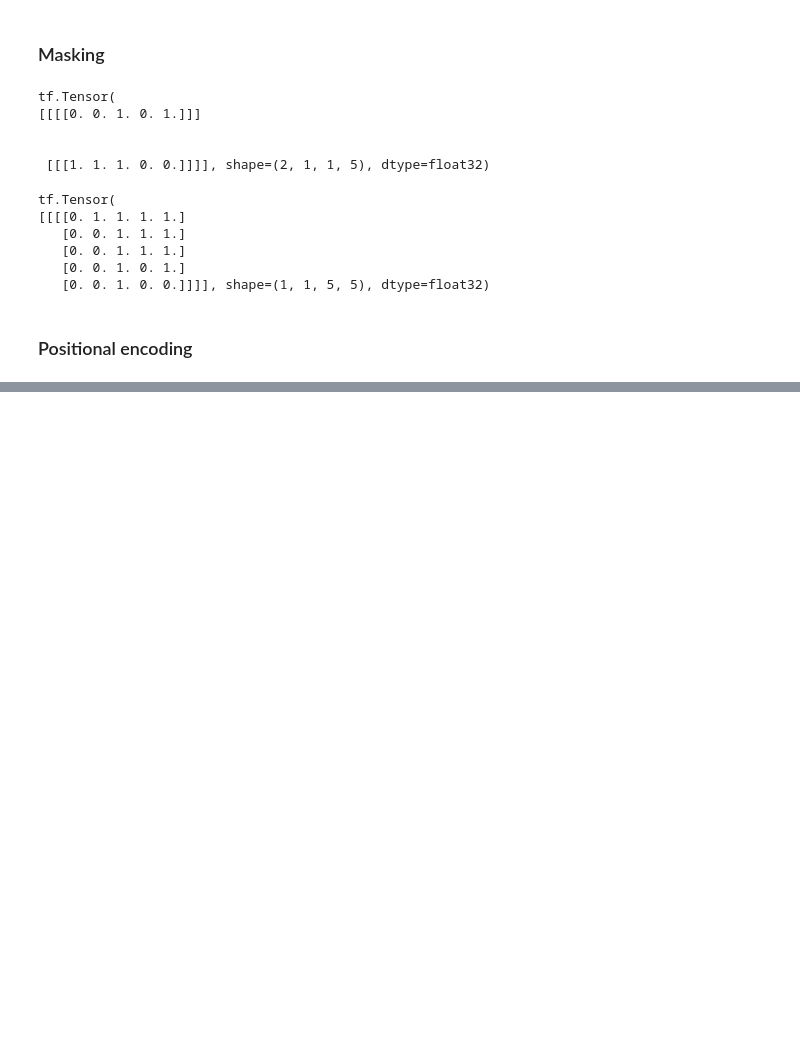
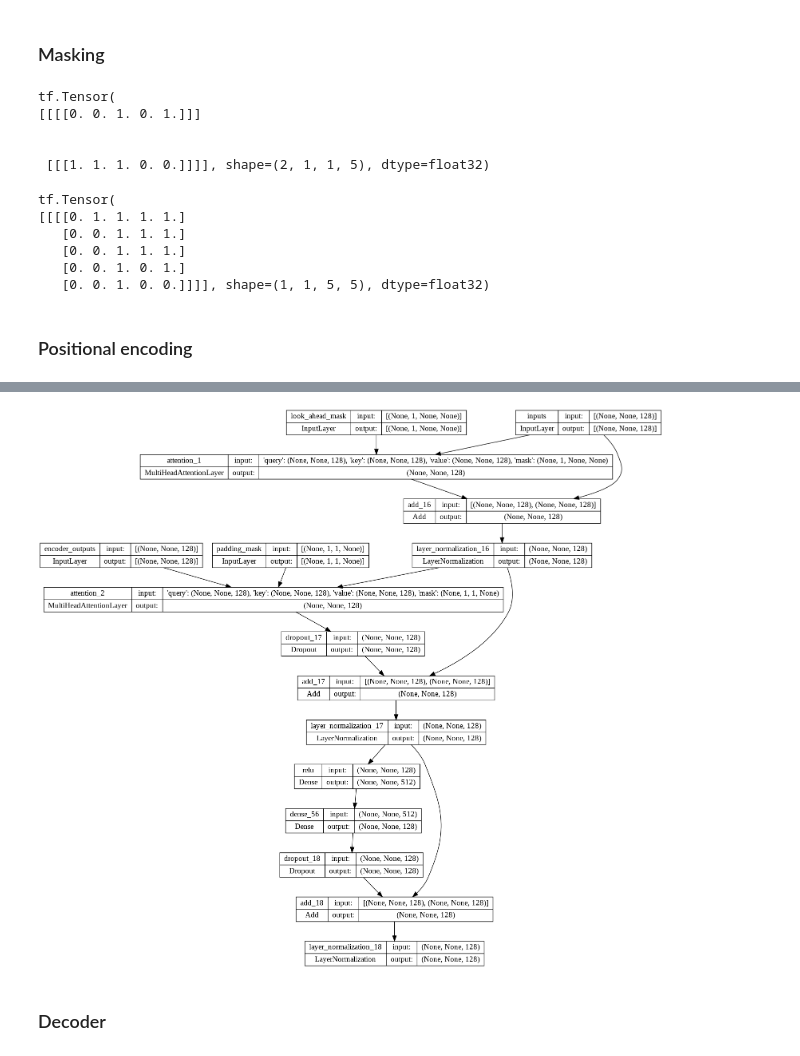
Before and after one commit to MINGofHope/nlp, a Jupyter notebook: Transformers_chatbot.ipynb, the cells around one changed output, grey strips where cells are left out. Saved outputs shown, nothing was run; the diff lists cells and outputs as text; code cells hidden in the pictures; blank space fills up the shorter version.

```diff
--- a/Transformers_chatbot.ipynb
+++ b/Transformers_chatbot.ipynb
@@ -323,0 +295,24 @@ list.shape[-1]
+# %%
+def scaled_dot_product_attention(query, key, value, mask):
+  '''get attention cofficients for values/words, suppose
+  :data, [2,4]
+  :query, key, value, [2, 3]
+  :matmul, [2, 2]
+  :d_k, 3
+  :mask, to solve the problem that padded value will account for the probability, see the code
+  :attention_weights, [2,2]
+  :output, [2,3]'''
+
+  # QK^T
+  matmul = tf.matmul(query, key, transpose_b=True)
+  # (QK^T) / sqrt(d_k)
+  d_k = tf.cast(tf.shape(key)[-1], tf.float32)
+  logits = matmul / tf.math.sqrt(d_k)  # we call a vector logits followed by softmax operation
+  # mask to zero out padding tokens
+  if mask is not None:
+    logits += mask * -1e9  # bca. we mark 1 if the padding tokens
+  # softmax on the logits
+  attention_weights = tf.nn.softmax(logits, axis=-1)
+  # multiply V
+  output = tf.matmul(attention_weights, value)
+  return output
@@ -375,0 +709,12 @@ class PositionalEncoding(tf.keras.layer.Layer):
+# %%
+sample_decoder_layer = decoder_layer(
+    units = 512, d_model = 128, num_heads = 4, dropout = 0.3, name = 'sample_decoder_layer'
+)
+
+tf.keras.utils.plot_model(
+    sample_decoder_layer, to_file='decoder_layer.png', show_shapes=True
+)
+# %% [output]
+[figure, added]
+# %% [markdown]
+### Decoder
```
Also changed, not shown: parts of 59 cells of this notebook.
